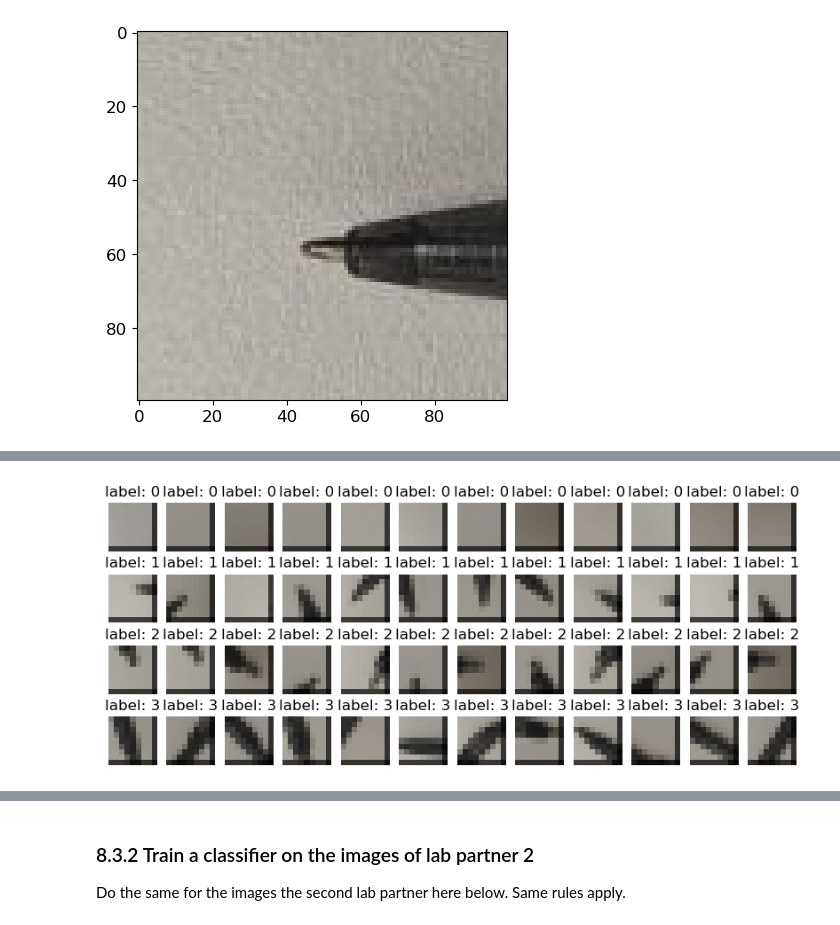
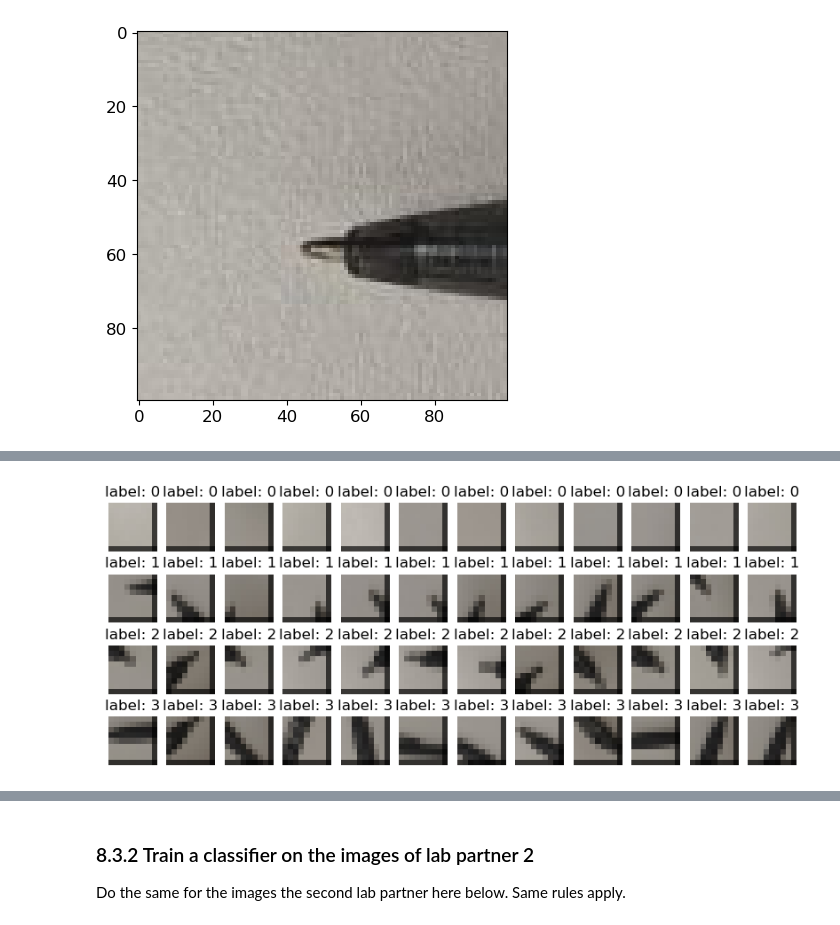
Before and after one commit to kvta1/RO47002, a Jupyter notebook: practicum2/RO47002_week2_cv_project.ipynb, the cells around one changed output, grey strips where cells are left out. Drawn from its saved outputs; the diff is of its cells as text; code cells hidden in the pictures.

```diff
--- a/practicum2/RO47002_week2_cv_project.ipynb
+++ b/practicum2/RO47002_week2_cv_project.ipynb
@@ -1450,3 +1453,3 @@ image 19, class count = [98 53 52 47]
 # %%
-X_test, y_test, points_test, imgids_test = extract_multiple_images(Is_lab1, test_imgs_lab1, annots)
+X_test1, y_test1, points_test1, imgids_test1 = extract_multiple_images(Is_lab1, test_imgs_lab1, annots)
 # %% [output]
@@ -1467,6 +1472,6 @@ plot_samples(X_train, y_train)
 # %%
 # Plot samples
 
-plot_samples(X_train, y_train)
+plot_samples(X_test1, y_test1)
 # %% [output]
-[figure, old version]
+[figure, new version]
```
Also changed, not shown: parts of 36 cells of this notebook, 32 other files.
